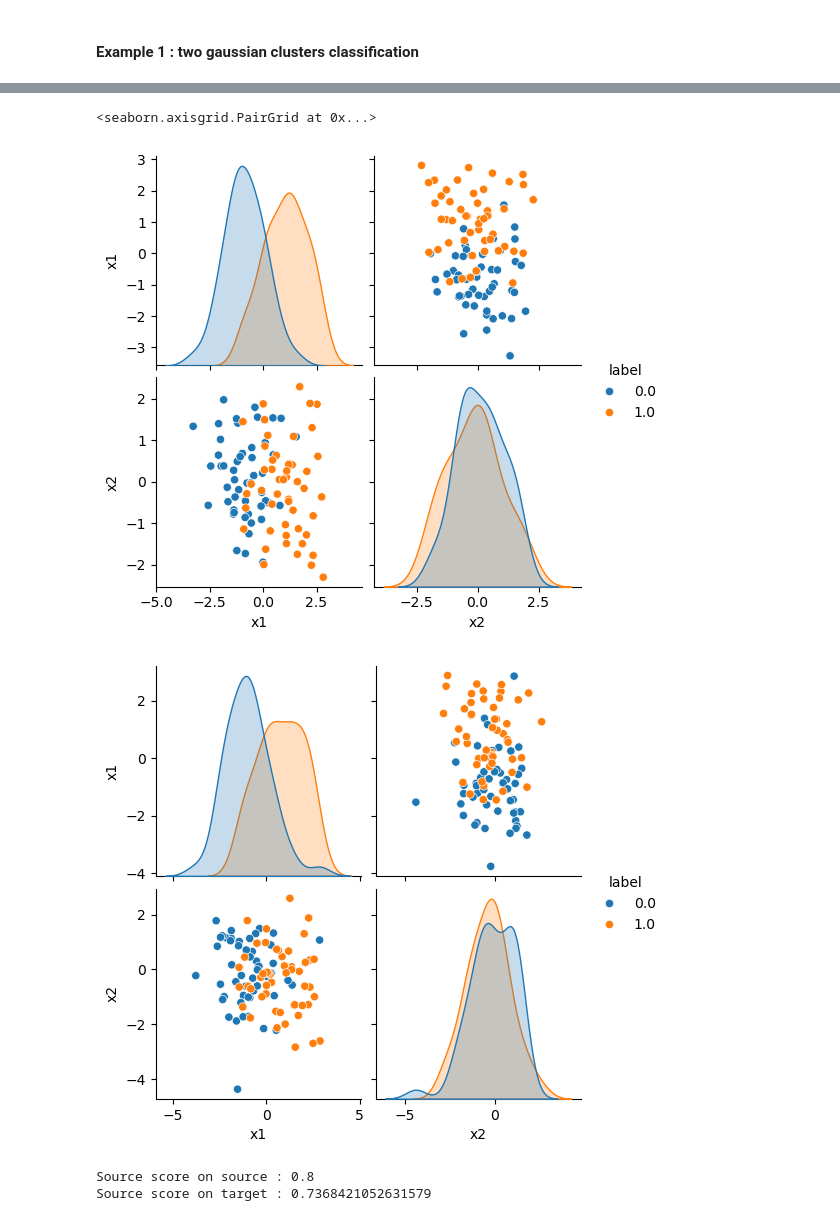
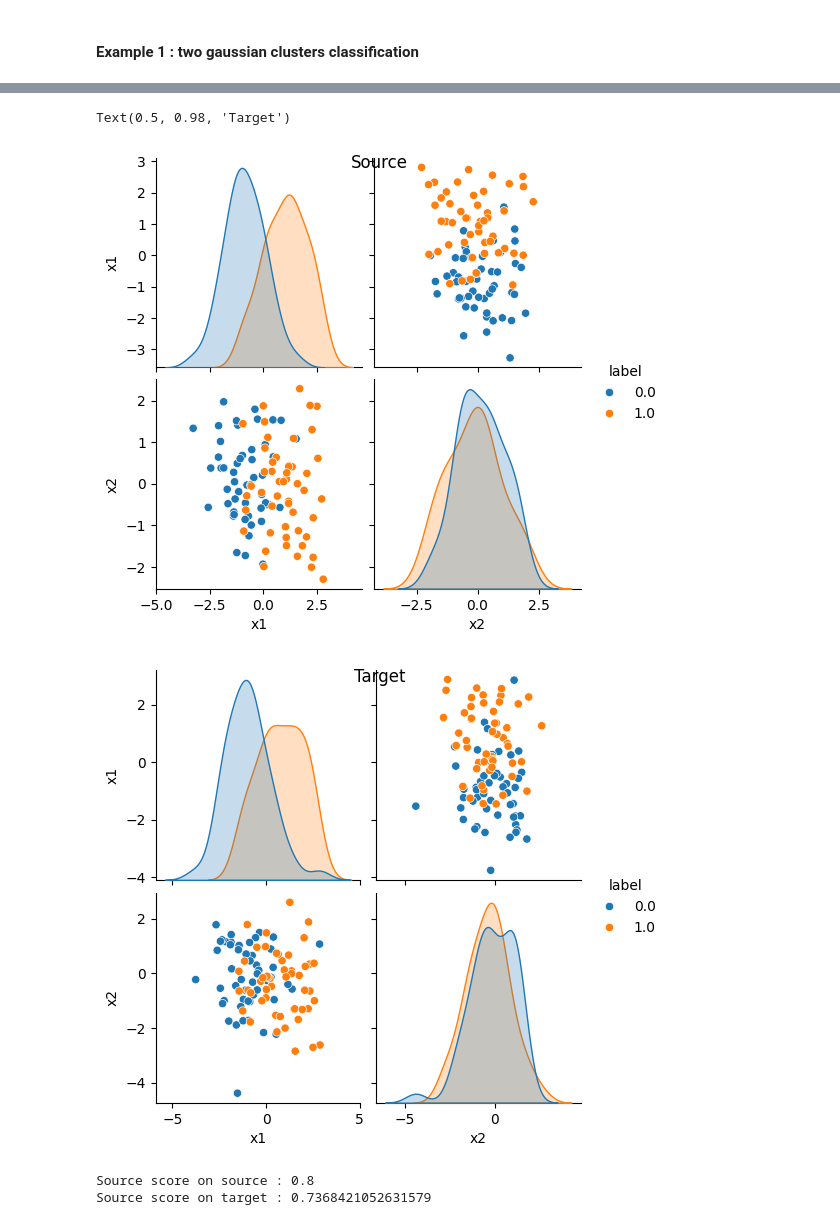
Before and after one commit to antoinedemathelin/ecas2025-transfer-learning, a Jupyter notebook: SupervisedTL_synth.ipynb, the cells around one changed output, grey strips where cells are left out. Drawn from its saved outputs; the diff is of its cells as text; code cells hidden in the pictures.

```diff
--- a/SupervisedTL_synth.ipynb
+++ b/SupervisedTL_synth.ipynb
@@ -335,18 +336,20 @@ plot_dots(ax[1],Xt,yt, title='Target data')
 # %%
 data_s = pd.DataFrame(columns=['x1','x2','label'])
 data_s[['x1','x2']] = Xs
 data_s['label'] = ys
 
 data_t = pd.DataFrame(columns=['x1','x2','label'])
 data_t[['x1','x2']] = Xt
 data_t['label'] = yt
 
-sns.pairplot(data_s,hue = 'label')
-sns.pairplot(data_t,hue = 'label')
+g = sns.pairplot(data_s,hue = 'label')
+g.fig.suptitle('Source')
+g = sns.pairplot(data_t,hue = 'label')
+g.fig.suptitle('Target')
 # %% [output]
-<seaborn.axisgrid.PairGrid at 0x...>
+Text(0.5, 0.98, 'Target')
-[figure, old version]
+[figure, new version]
-[figure, old version]
+[figure, new version]
 # %%
 from sklearn.linear_model import SGDClassifier
 from adapt.parameter_based import RegularTransferLC
```
Also changed, not shown: parts of 10 cells of this notebook.
